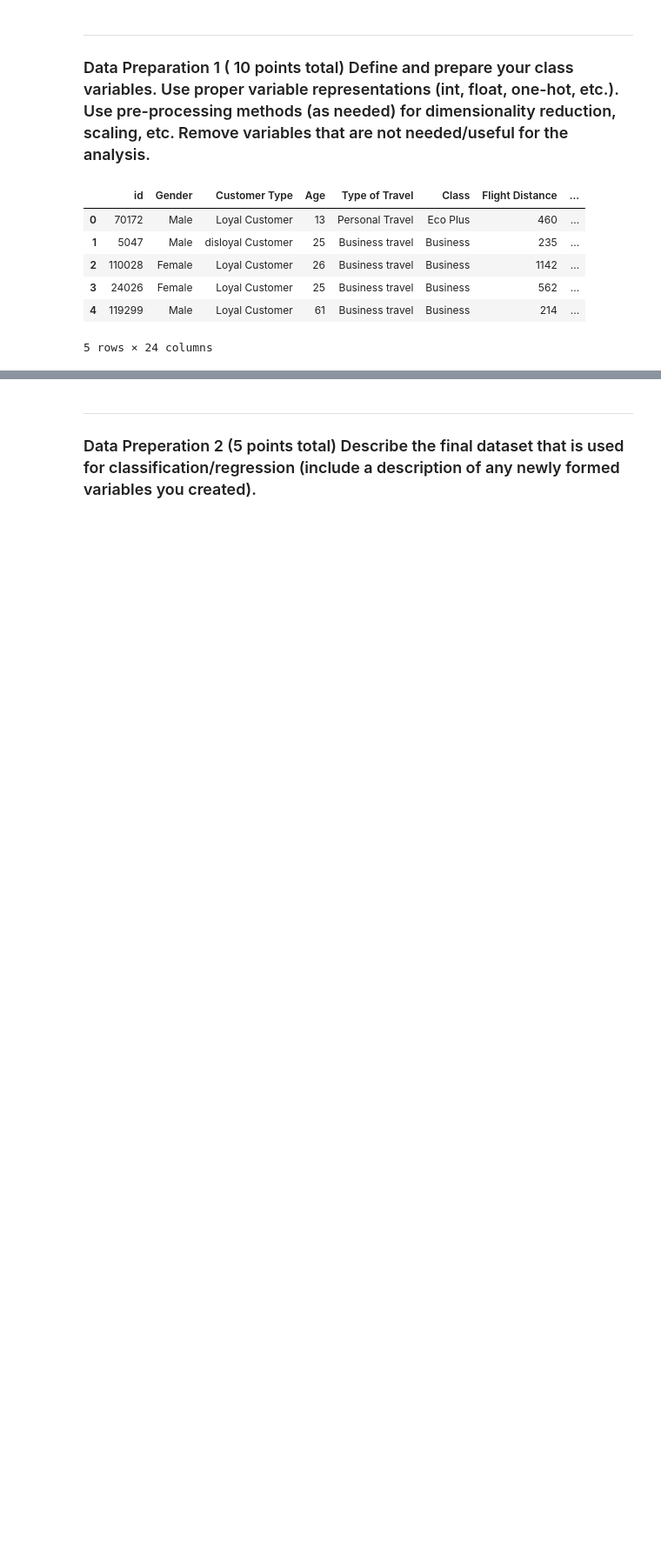
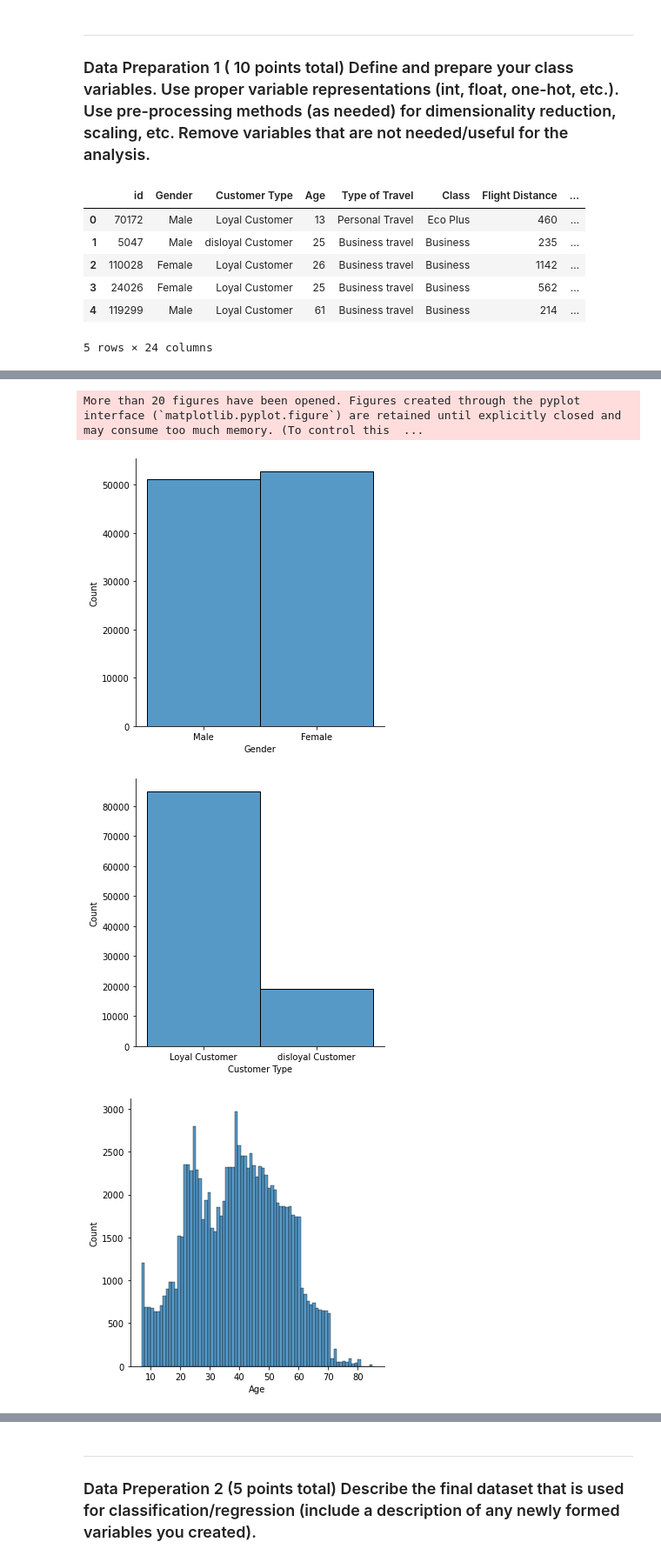
Before and after one commit to dk28yip/MSDS7331, a Jupyter notebook: Lab2.ipynb, the cells around one changed output, grey strips where cells are left out. Shown: that part at 87% size. Cells and saved outputs as stored; diff of their text form; code cells hidden in the pictures; blank space fills up the shorter version.

```diff
--- a/Lab2.ipynb
+++ b/Lab2.ipynb
@@ -47,2 +89,2 @@ df.head()
 # %%
-print( df.info())
+dfclean = df.drop(["id"], axis=1)
@@ -66,0 +93,11 @@ None
+# %%
+##distribution of the data
+
+for column in dfclean:
+
+    sns.displot(x=column, data=dfclean)
+# %% [output]
+More than 20 figures have been opened. Figures created through the pyplot interface (`matplotlib.pyplot.figure`) are retained until explicitly closed and may consume too much memory. (To control this  ...
+[figure, added]
+[figure, added]
+[figure, added]
```
Also changed, not shown: parts of 26 cells of this notebook.
